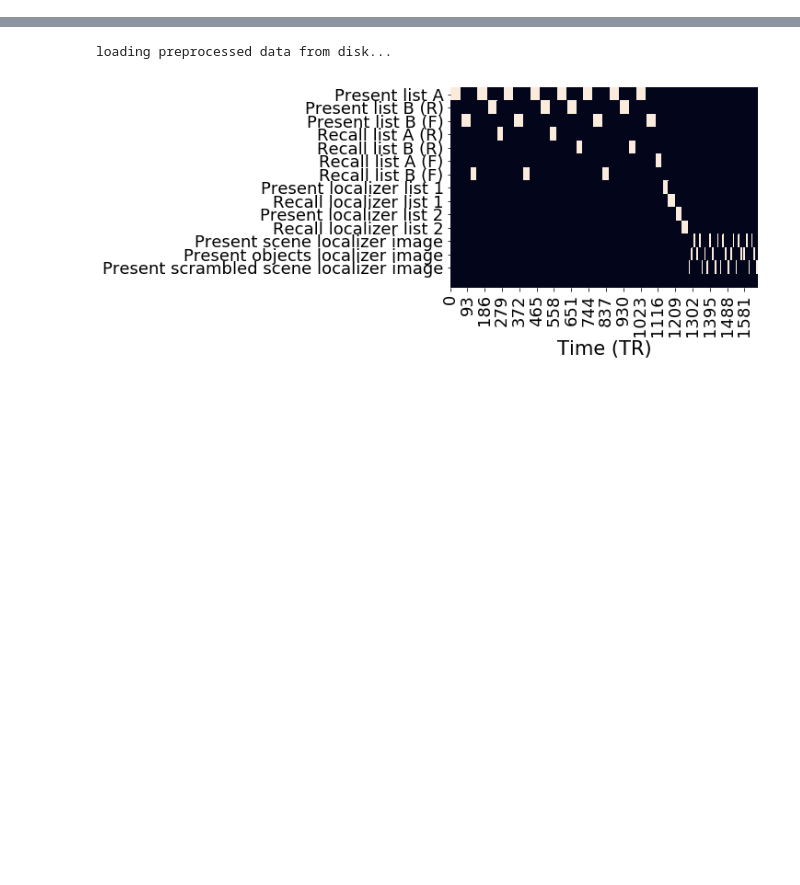
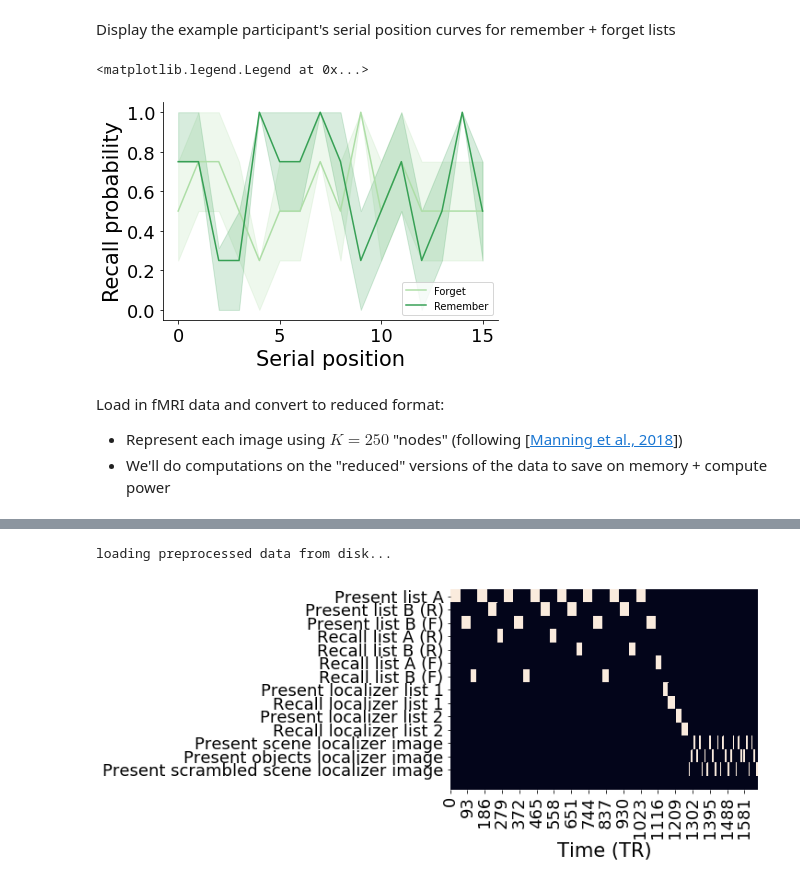
Before and after one commit to ContextLab/directed-forgetting-network-dynamics, a Jupyter notebook: code/network_analyses.ipynb, the cells around one changed output, grey strips where cells are left out. Drawn from its saved outputs; the diff is of its cells as text; code cells hidden in the pictures; blank space fills up the shorter version.

```diff
--- a/code/network_analyses.ipynb
+++ b/code/network_analyses.ipynb
@@ -191,3 +66,0 @@ W3 = reduce(fnames[100], centers, widths)
-# %%
-fig, ax = plt.subplots(1, 1, figsize=(8, 8), subplot_kw=dict(projection='3d'))
-x = hyp.plot([template['R'], img['R'], img2['R'], img3['R']], ',', ax=ax)
@@ -271,0 +116,16 @@ centers, widths = get_cluster_centers(mask)
+# %% [markdown]
+Display the example participant's serial position curves for remember + forget lists
+# %%
+spc = pd.DataFrame(behavior[subj]['spc']).reset_index().rename({'index': 'List'}, axis=1).melt(id_vars='List', var_name='Serial position', value_name='Recall probability')
+spc['Cue'] = spc['List'].apply(lambda x: 'Remember' if behavior[subj]['cuetype'][x] == 0 else 'Forget')
+
+sns.lineplot(spc, x='Serial position', y='Recall probability', hue='Cue', palette='Greens', errorbar=('ci', 50));
+sns.despine(top=True, right=True)
+plt.legend(loc='lower right', fontsize=10)
+# %% [output]
+<matplotlib.legend.Legend at 0x...>
+[figure, added]
+# %% [markdown]
+Load in fMRI data and convert to reduced format:
+  - Represent each image using $K = 250$ "nodes" (following [[Manning et al., 2018](https://www.sciencedirect.com/science/article/pii/S1053811918300715?via%3Dihub)])
+  - We'll do computations on the "reduced" versions of the data to save on memory + compute power
```
Also changed, not shown: parts of 63 cells of this notebook, 23 other files.
